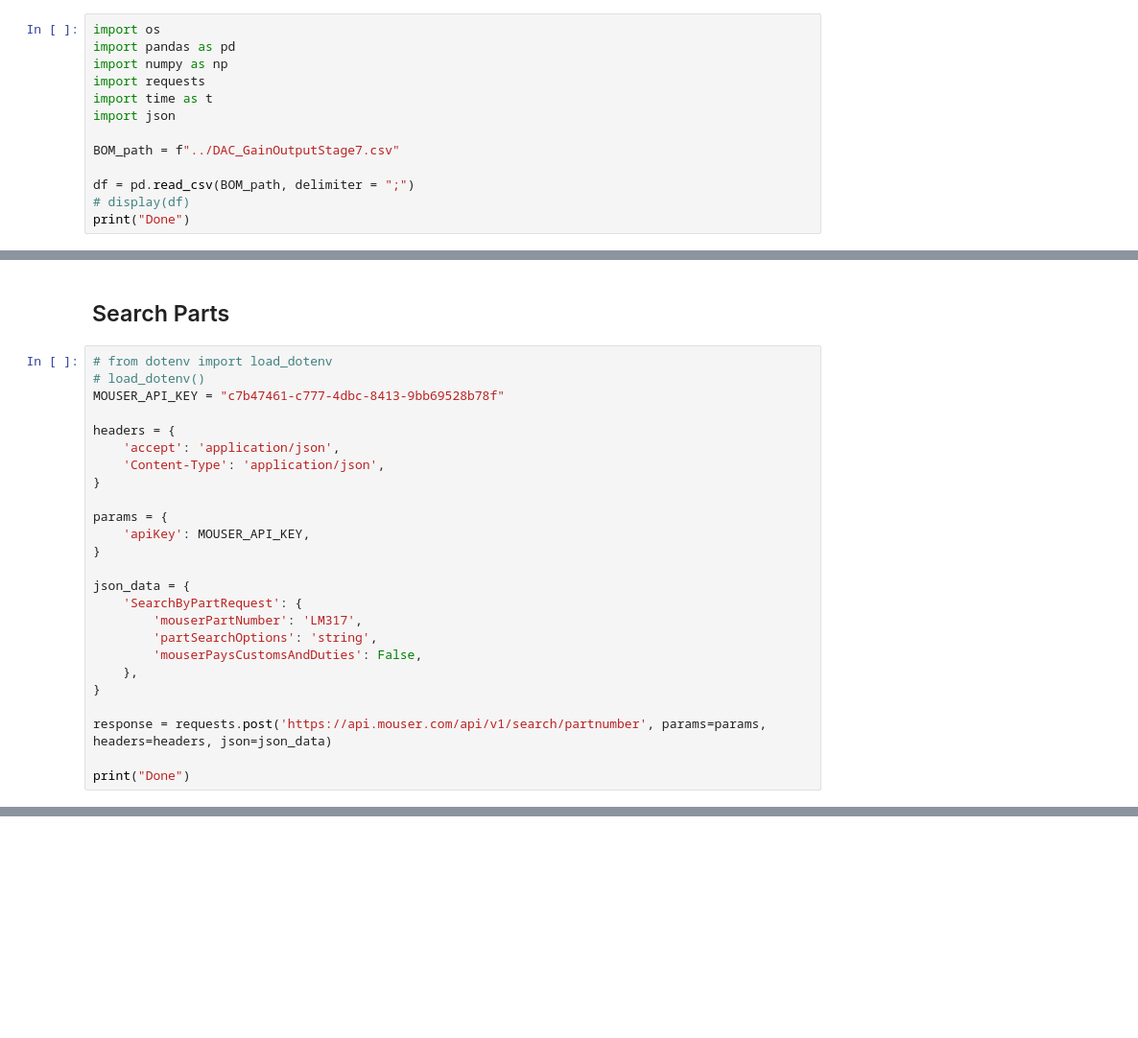
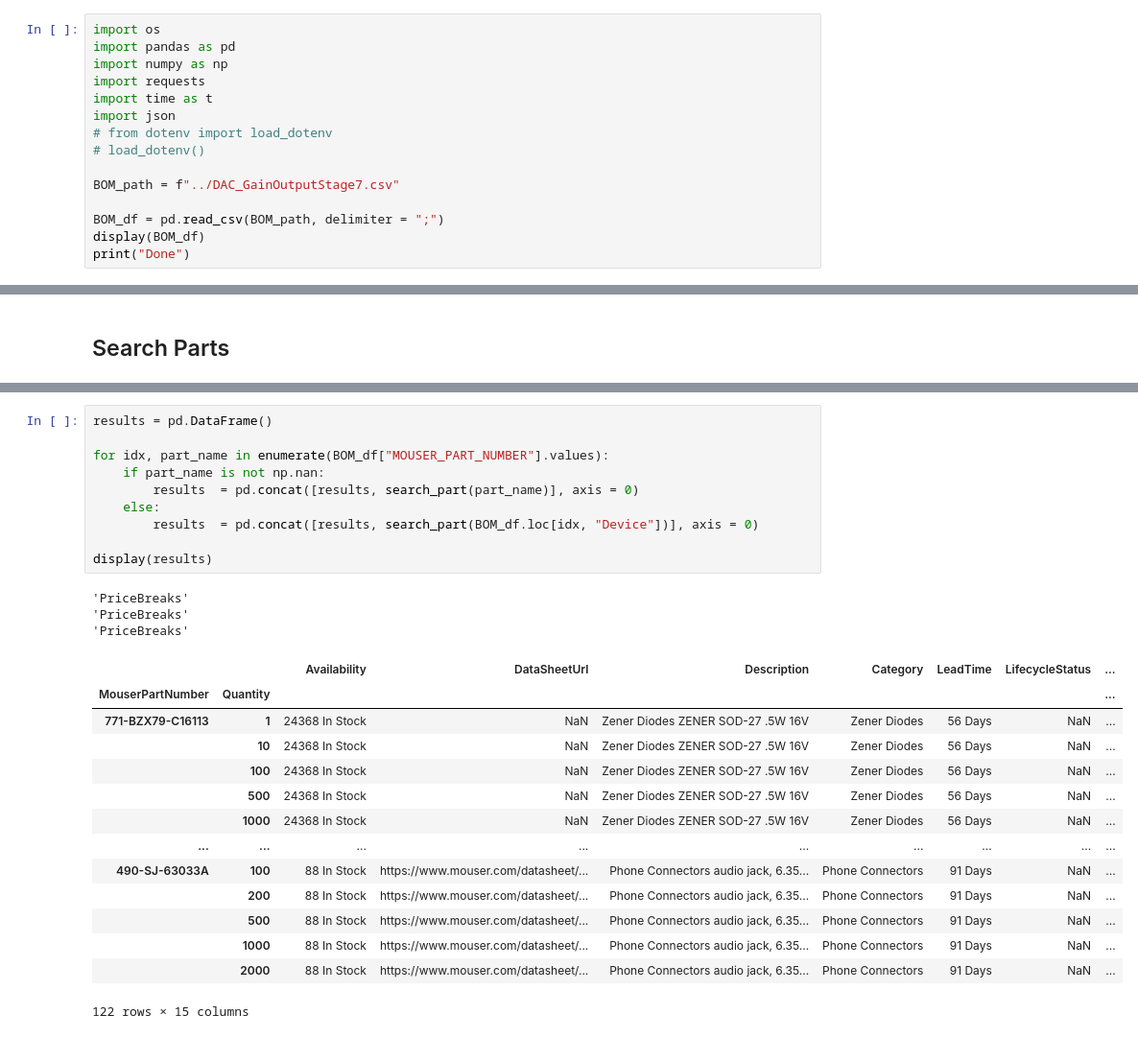
Before and after one commit to tiedyefreak22/Dual-Mono-Amp-Design, a Jupyter notebook: Mouser_API/Mouser_API.ipynb, the cells around one changed output, grey strips where cells are left out. Shown at 96% size. Cells and saved outputs as stored; diff of their text form; blank space fills up the shorter version.

```diff
--- a/Mouser_API/Mouser_API.ipynb
+++ b/Mouser_API/Mouser_API.ipynb
@@ -7,10 +7,12 @@ import numpy as np
 import requests
 import time as t
 import json
+# from dotenv import load_dotenv
+# load_dotenv()
 
 BOM_path = f"../DAC_GainOutputStage7.csv"
 
-df = pd.read_csv(BOM_path, delimiter = ";")
-# display(df)
+BOM_df = pd.read_csv(BOM_path, delimiter = ";")
+display(BOM_df)
 print("Done")
 # %% [output]
@@ -17,28 +36,3 @@ print("Done")
 Done
 # %% [markdown]
 ## Search Parts
-# %%
-# from dotenv import load_dotenv
-# load_dotenv()
-MOUSER_API_KEY = "c7b47461-c777-4dbc-8413-9bb69528b78f"
-
-headers = {
-    'accept': 'application/json',
-    'Content-Type': 'application/json',
-}
-
-params = {
-    'apiKey': MOUSER_API_KEY,
-}
-
-json_data = {
-    'SearchByPartRequest': {
-        'mouserPartNumber': 'LM317',
-        'partSearchOptions': 'string',
-        'mouserPaysCustomsAndDuties': False,
-    },
-}
-
-response = requests.post('https://api.mouser.com/api/v1/search/partnumber', params=params, headers=headers, json=json_data)
-
-print("Done")
@@ -117,0 +127,28 @@ display(df)
+# %%
+results = pd.DataFrame()
+
+for idx, part_name in enumerate(BOM_df["MOUSER_PART_NUMBER"].values):
+    if part_name is not np.nan:
+        results  = pd.concat([results, search_part(part_name)], axis = 0)
+    else:
+        results  = pd.concat([results, search_part(BOM_df.loc[idx, "Device"])], axis = 0)
+
+display(results)
+# %% [output]
+'PriceBreaks'
+'PriceBreaks'
+'PriceBreaks'
+|  |  | Availability | DataSheetUrl | Description | Category | LeadTime | LifecycleStatus | ... |
+| MouserPartNumber | Quantity |  |  |  |  |  |  | ... |
+| 771-BZX79-C16113 | 1 | 24368 In Stock | NaN | Zener Diodes ZENER SOD-27 .5W 16V | Zener Diodes | 56 Days | NaN | ... |
+|  | 10 | 24368 In Stock | NaN | Zener Diodes ZENER SOD-27 .5W 16V | Zener Diodes | 56 Days | NaN | ... |
+|  | 100 | 24368 In Stock | NaN | Zener Diodes ZENER SOD-27 .5W 16V | Zener Diodes | 56 Days | NaN | ... |
+|  | 500 | 24368 In Stock | NaN | Zener Diodes ZENER SOD-27 .5W 16V | Zener Diodes | 56 Days | NaN | ... |
+|  | 1000 | 24368 In Stock | NaN | Zener Diodes ZENER SOD-27 .5W 16V | Zener Diodes | 56 Days | NaN | ... |
+| ... | ... | ... | ... | ... | ... | ... | ... | ... |
+| 490-SJ-63033A | 100 | 88 In Stock | https://www.mouser.com/datasheet/... | Phone Connectors audio jack, 6.35... | Phone Connectors | 91 Days | NaN | ... |
+|  | 200 | 88 In Stock | https://www.mouser.com/datasheet/... | Phone Connectors audio jack, 6.35... | Phone Connectors | 91 Days | NaN | ... |
+|  | 500 | 88 In Stock | https://www.mouser.com/datasheet/... | Phone Connectors audio jack, 6.35... | Phone Connectors | 91 Days | NaN | ... |
+|  | 1000 | 88 In Stock | https://www.mouser.com/datasheet/... | Phone Connectors audio jack, 6.35... | Phone Connectors | 91 Days | NaN | ... |
+|  | 2000 | 88 In Stock | https://www.mouser.com/datasheet/... | Phone Connectors audio jack, 6.35... | Phone Connectors | 91 Days | NaN | ... |
+122 rows × 15 columns
```
Also changed, not shown: parts of 4 cells of this notebook.
